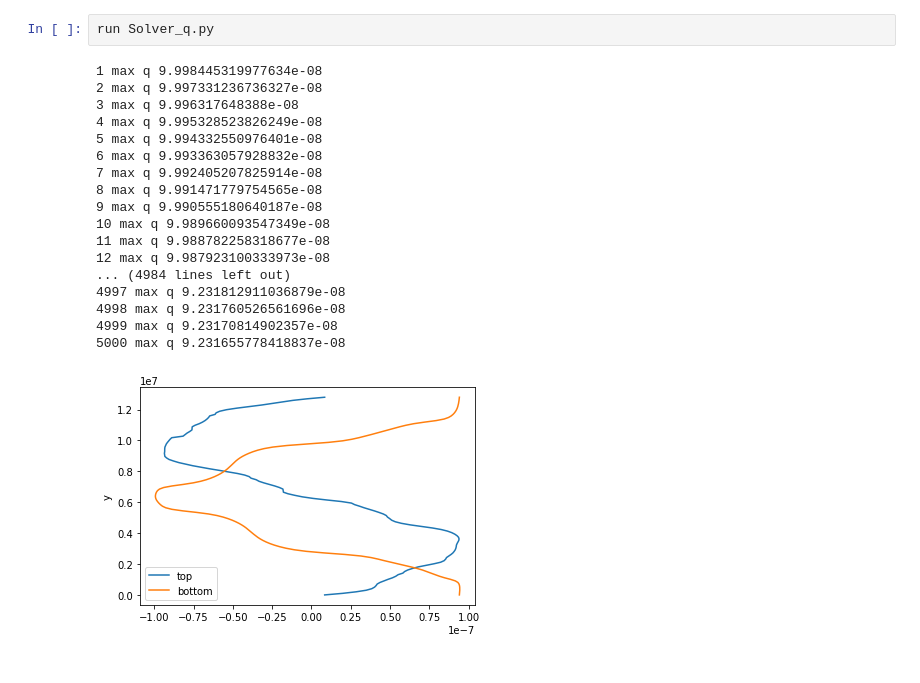
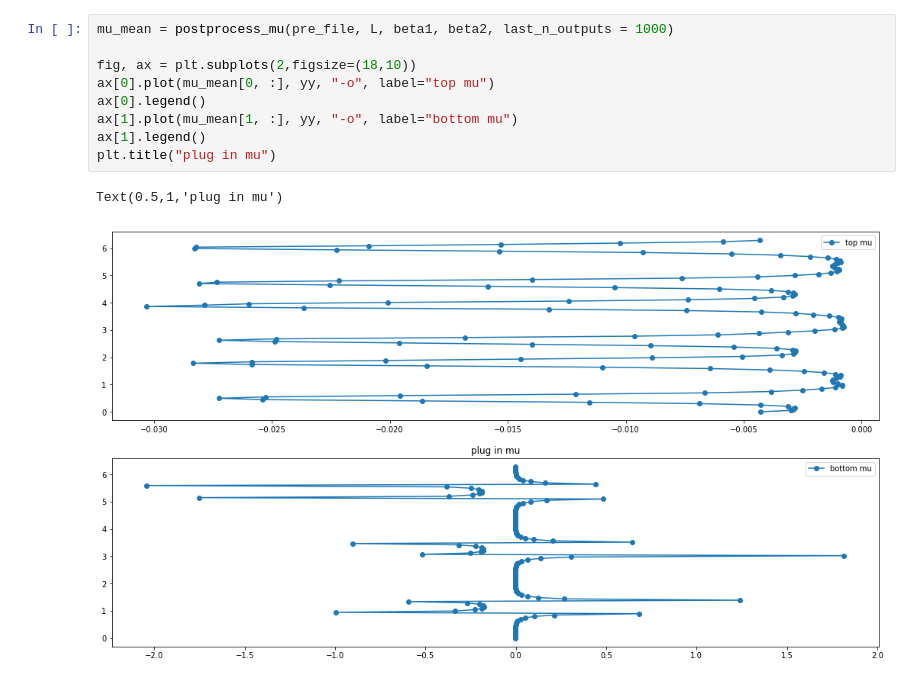
Before and after one commit to Zhengyu-Huang/Point-Jet, a Jupyter notebook: qg_model/Solver_q.ipynb, the cells around one changed output. Saved outputs shown, nothing was run; the diff lists cells and outputs as text.

```diff
--- a/qg_model/Solver_q.ipynb
+++ b/qg_model/Solver_q.ipynb
@@ -91,21 +106,12 @@ for i in [100,200,400]:
-# %%
-run Solver_q.py
-# %% [output]
-1 max q 9.998445319977634e-08
-2 max q 9.997331236736327e-08
-3 max q 9.996317648388e-08
-4 max q 9.995328523826249e-08
-5 max q 9.994332550976401e-08
-6 max q 9.993363057928832e-08
-7 max q 9.992405207825914e-08
-8 max q 9.991471779754565e-08
-9 max q 9.990555180640187e-08
-10 max q 9.989660093547349e-08
-11 max q 9.988782258318677e-08
-12 max q 9.987923100333973e-08
-... (4984 lines left out)
-4997 max q 9.231812911036879e-08
-4998 max q 9.231760526561696e-08
-4999 max q 9.23170814902357e-08
-5000 max q 9.231655778418837e-08
-[figure, removed]
+# %%
+mu_mean = postprocess_mu(pre_file, L, beta1, beta2, last_n_outputs = 1000)
+
+fig, ax = plt.subplots(2,figsize=(18,10))
+ax[0].plot(mu_mean[0, :], yy, "-o", label="top mu")
+ax[0].legend()
+ax[1].plot(mu_mean[1, :], yy, "-o", label="bottom mu")
+ax[1].legend()
+plt.title("plug in mu")
+# %% [output]
+Text(0.5,1,'plug in mu')
+[figure, added]
```
Also changed, not shown: parts of 13 cells of this notebook, 1 other file.
